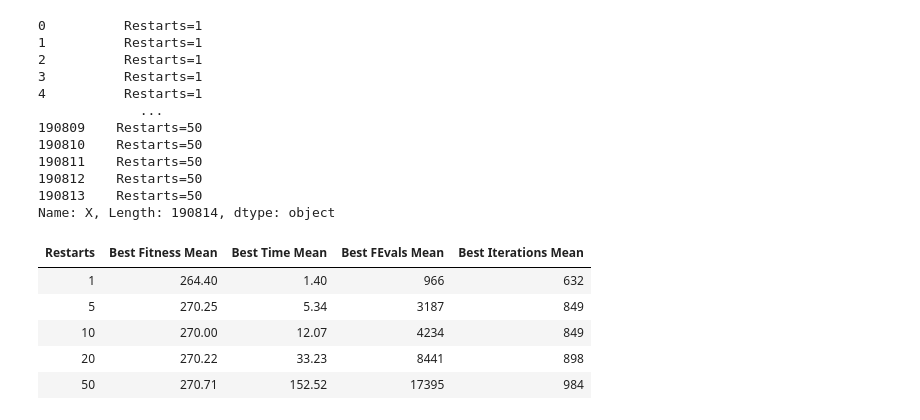
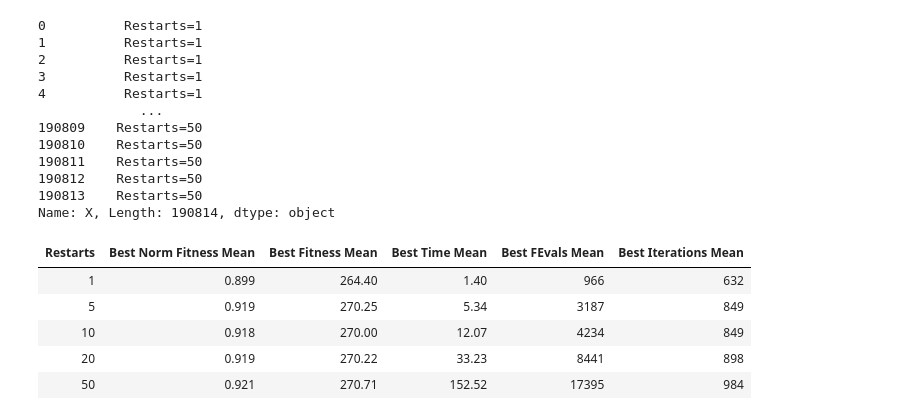
Before and after one commit to steviedale/randomized_optimization, a Jupyter notebook: queens/get_table_metrics.ipynb, the cells around one changed output. Drawn from its saved outputs; the diff is of its cells as text; code cells hidden in the pictures.

```diff
--- a/queens/get_table_metrics.ipynb
+++ b/queens/get_table_metrics.ipynb
@@ -19,7 +19,7 @@ Index(['Iteration', 'Time', 'Fitness', 'FEvals', 'Population Size',
 # %%
 ga_df['X'] = ga_df.apply(lambda row: f"Pop={int(row['Population Size'])}, Mut={row['Mutation Rate']}", axis=1)
 # %%
-data = {'Population Size': [], 'Mutation Rate': [], 'Best Fitness Mean': [], 'Best Time Mean': [],
+data = {'Population Size': [], 'Mutation Rate': [], 'Best Fitness Mean': [], 'Best Norm Fitness Mean': [], 'Best Time Mean': [],
         'Best FEvals Mean': [], 'Best Iterations Mean': []}
 def sort_fn(x):
     return int(x.split('=')[1].split(',')[0])
@@ -46,6 +46,7 @@ for group in sorted(ga_df['X'].unique(), key=sort_fn):
     data['Population Size'].append(df['Population Size'].iloc[0])
     data['Mutation Rate'].append(f"{df['Mutation Rate'].iloc[0]:.2f}")
     data['Best Fitness Mean'].append(f"{best_fitness:.2f}")
+    data['Best Norm Fitness Mean'].append(f"{best_fitness/294:.3f}")
     data['Best Time Mean'].append(f"{best_time:.2f}")
     data['Best FEvals Mean'].append(f"{best_feval:.0f}")
     data['Best Iterations Mean'].append(f"{best_iters:.0f}")
@@ -83,7 +84,7 @@ Index(['Iteration', 'Time', 'Fitness', 'FEvals', 'Temperature', 'max_iters',
 sa_df['X'] = sa_df.apply(lambda row: f"Temp={row['Temperature']}, DecayType={row['decay_type']}", axis=1)
 # %%
 data = {'Temperature': [], 'Decay Type': [],
-        'Best Fitness Mean': [], 'Best Time Mean': [],
+        'Best Norm Fitness Mean': [], 'Best Fitness Mean': [], 'Best Time Mean': [],
         'Best FEvals Mean': [], 'Best Iterations Mean': []}
 for group in sorted(sa_df['X'].unique()):
     df = sa_df[sa_df['X'] == group]
@@ -105,8 +106,9 @@ for group in sorted(sa_df['X'].unique()):
             best_time = iter_df['total_runtime'].mean()
             best_feval = iter_df['FEvals'].mean()
             best_iters = iter_i
-    data['Temperature'].append(df['Temperature'].iloc[0])
+    data['Temperature'].append(f"{df['Temperature'].iloc[0]:.2f}")
     data['Decay Type'].append(f"{df['decay_type'].iloc[0]}")
+    data['Best Norm Fitness Mean'].append(f"{best_fitness/294:.3f}")
     data['Best Fitness Mean'].append(f"{best_fitness:.2f}")
     data['Best Time Mean'].append(f"{best_time:.2f}")
     data['Best FEvals Mean'].append(f"{best_feval:.0f}")
@@ -163,42 +165,43 @@ rhc_df['X']
 Name: X, Length: 190814, dtype: object
 # %%
 data = {'Restarts': [],
-        'Best Fitness Mean': [], 'Best Time Mean': [],
+        'Best Norm Fitness Mean': [], 'Best Fitness Mean': [], 'Best Time Mean': [],
         'Best FEvals Mean': [], 'Best Iterations Mean': []}
 def sort_fn(x):
     return int(x.split('=')[1])
 for group in sorted(rhc_df['X'].unique(), key=sort_fn):
     df = rhc_df[rhc_df['X'] == group]
     assert(len(df['group_timestamp'].unique()) == 1)
     last_iter = np.inf
     for run_i in df['run_number'].unique():
         run_df = df[df['run_number'] == run_i]
         max_iter = run_df['Iteration'].max()
         last_iter = min(max_iter, last_iter)
     best_fitness = -np.inf
     best_time = None
     best_feval = None
     best_iters = None
     for iter_i in range(1, last_iter+1):
         iter_df = df[df['Iteration'] == iter_i]
         mean_fit = iter_df['Fitness'].mean()
         if mean_fit > best_fitness:
             best_fitness = mean_fit
             best_time = iter_df['total_runtime'].mean()
             best_feval = iter_df['FEvals'].mean()
             best_iters = iter_i
     data['Restarts'].append(df['Restarts'].iloc[0])
     data['Best Fitness Mean'].append(f"{best_fitness:.2f}")
+    data['Best Norm Fitness Mean'].append(f"{best_fitness/294:.3f}")
     data['Best Time Mean'].append(f"{best_time:.2f}")
     data['Best FEvals Mean'].append(f"{best_feval:.0f}")
     data['Best Iterations Mean'].append(f"{best_iters:.0f}")
 df = pd.DataFrame(data)
 df.to_csv('metrics/rhc_table.csv', index=False)
 df.style.hide(axis='index')
 # %% [output]
-| Restarts | Best Fitness Mean | Best Time Mean | Best FEvals Mean | Best Iterations Mean |
-| 1 | 264.40 | 1.40 | 966 | 632 |
-| 5 | 270.25 | 5.34 | 3187 | 849 |
-| 10 | 270.00 | 12.07 | 4234 | 849 |
-| 20 | 270.22 | 33.23 | 8441 | 898 |
-| 50 | 270.71 | 152.52 | 17395 | 984 |
+| Restarts | Best Norm Fitness Mean | Best Fitness Mean | Best Time Mean | Best FEvals Mean | Best Iterations Mean |
+| 1 | 0.899 | 264.40 | 1.40 | 966 | 632 |
+| 5 | 0.919 | 270.25 | 5.34 | 3187 | 849 |
+| 10 | 0.918 | 270.00 | 12.07 | 4234 | 849 |
+| 20 | 0.919 | 270.22 | 33.23 | 8441 | 898 |
+| 50 | 0.921 | 270.71 | 152.52 | 17395 | 984 |
```
Also changed, not shown: parts of 2 cells of this notebook, 15 other files.
